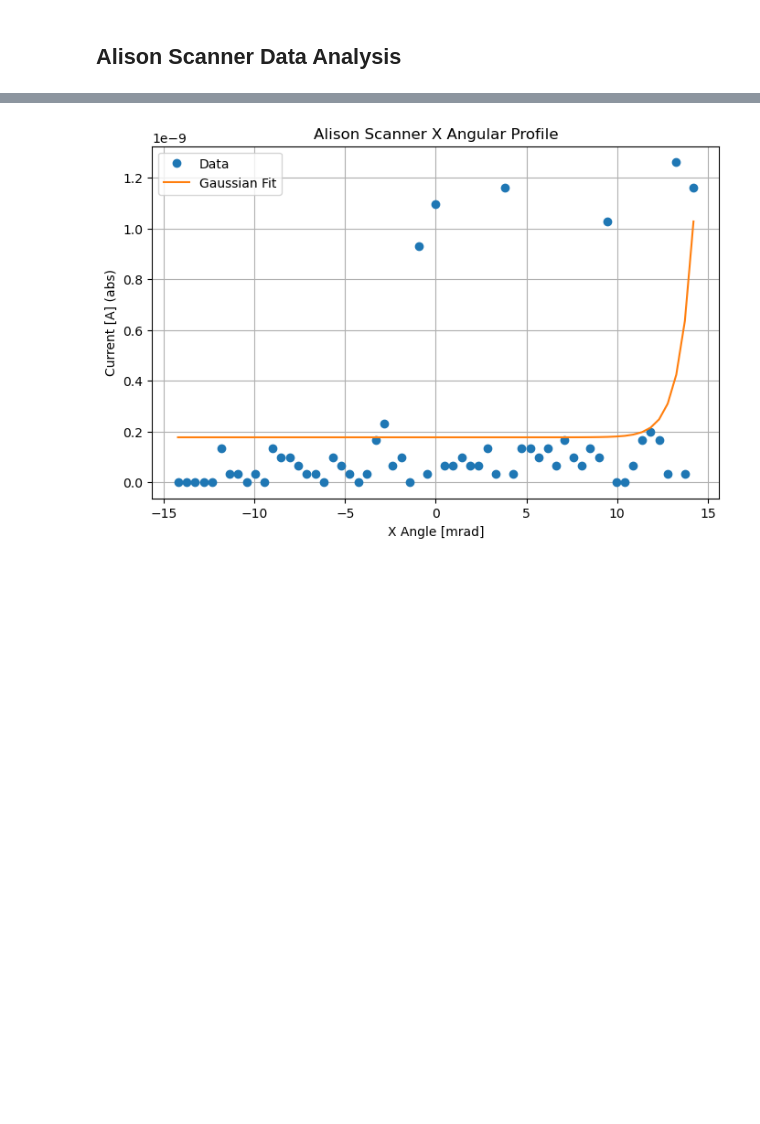
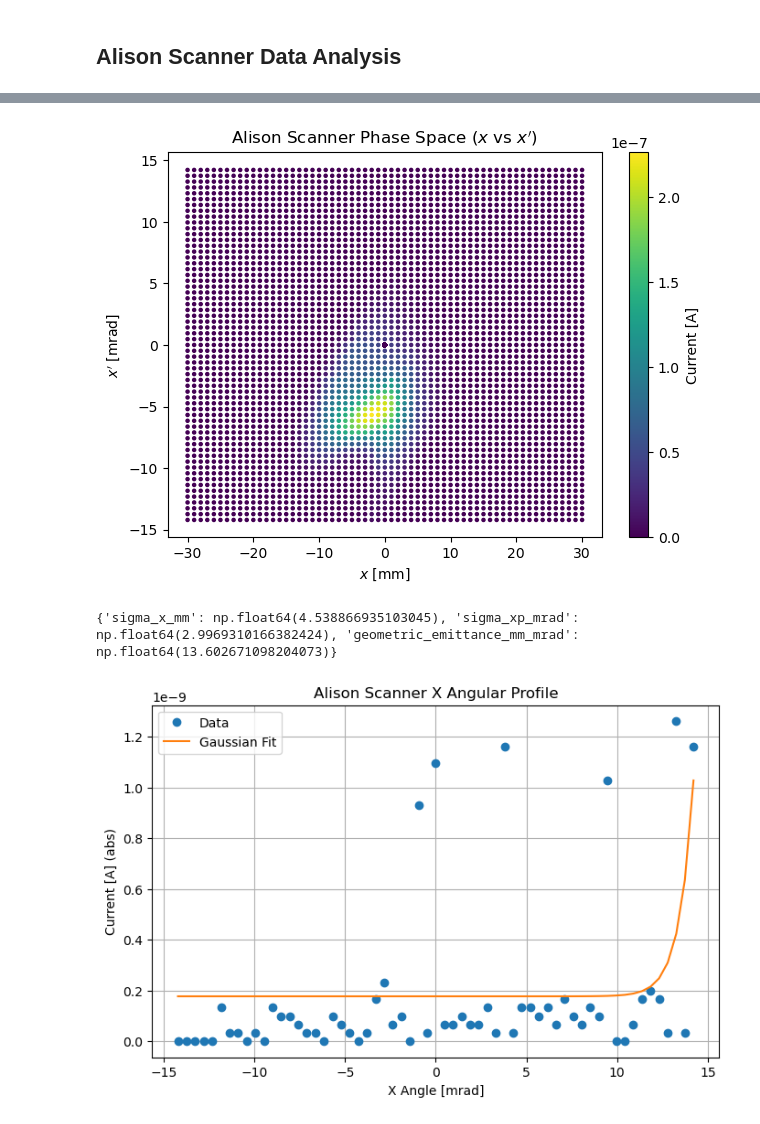
Before and after one commit to cspark7701/synapticTrack, a Jupyter notebook: examples/scanner.ipynb, the cells around one changed output, grey strips where cells are left out. Saved outputs shown, nothing was run; the diff lists cells and outputs as text; code cells hidden in the pictures; blank space fills up the shorter version.

```diff
--- a/examples/scanner.ipynb
+++ b/examples/scanner.ipynb
@@ -157,3 +190,9 @@ print(results5)
+# %%
+results6 = analyze_alison_scanner_2d(beamas2, density=False)
+print(results6)
+# %% [output]
+[figure, added]
+{'sigma_x_mm': np.float64(4.538866935103045), 'sigma_xp_mrad': np.float64(2.9969310166382424), 'geometric_emittance_mm_mrad': np.float64(13.602671098204073)}
 # %%
 import numpy as np
 import matplotlib.pyplot as plt
```
Also changed, not shown: parts of 6 cells of this notebook, 3 other files.
